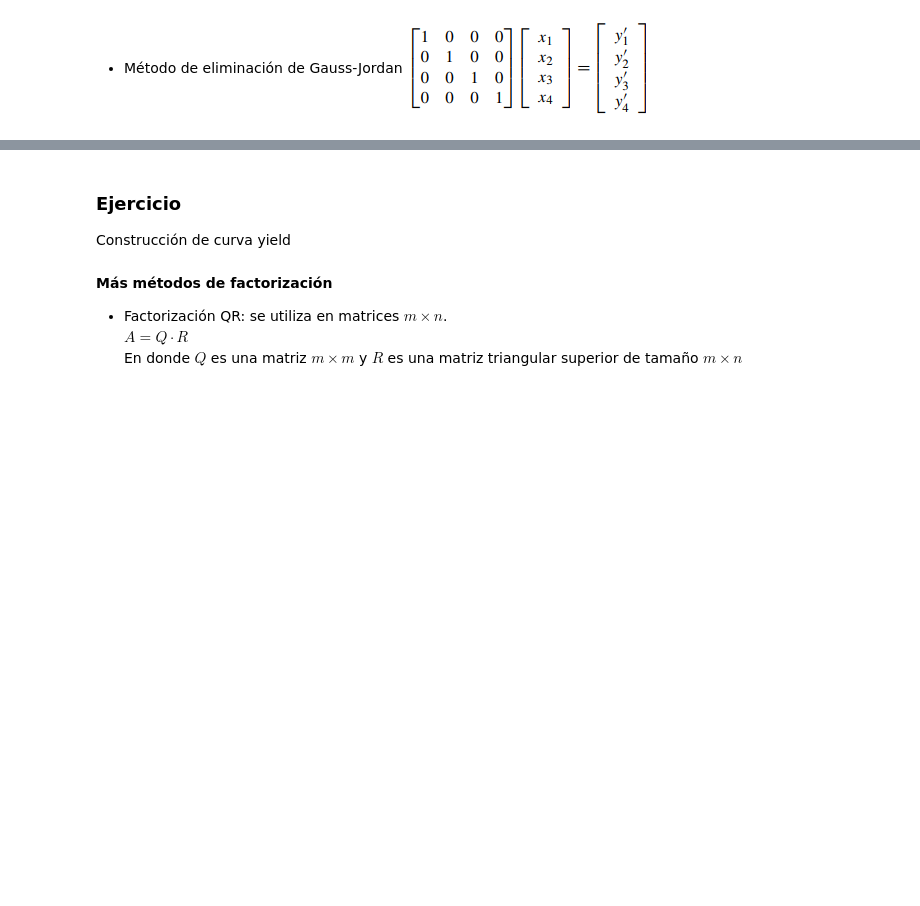
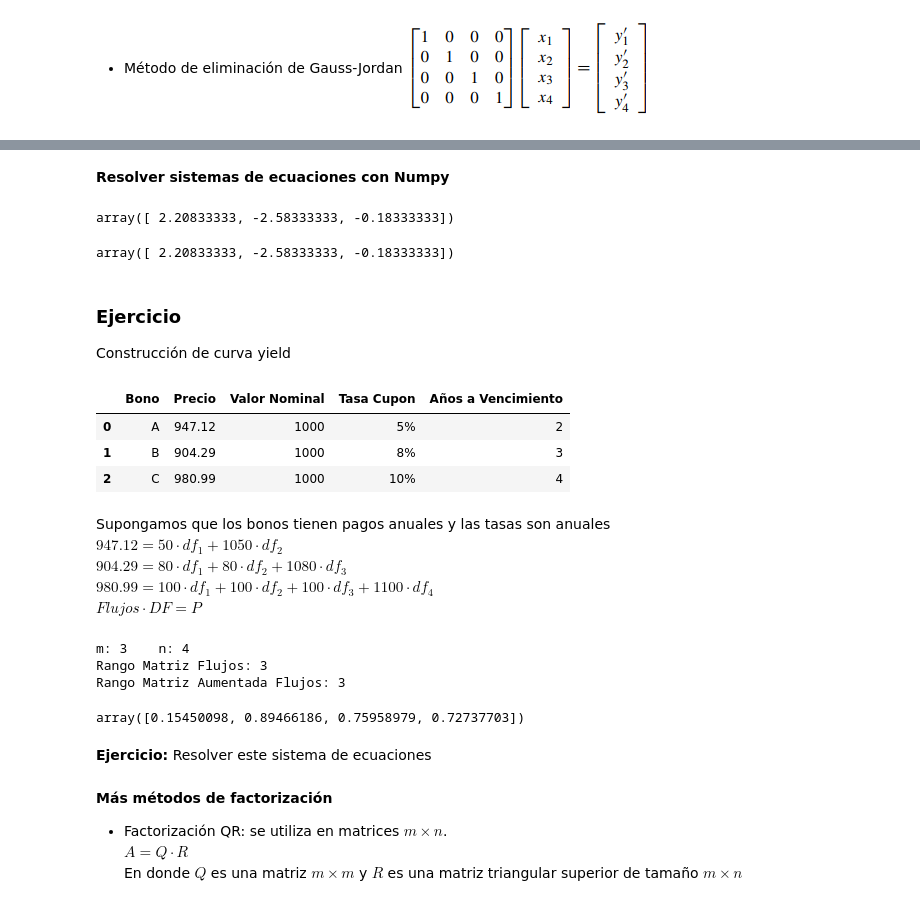
Before and after one commit to Apgt512/Colab-Notebooks, a Jupyter notebook: Modulo II. Algebra Lineal y Probabilidad/Clase 6 septiembre 2021.ipynb, the cells around one changed output, grey strips where cells are left out. Cells and saved outputs as stored; diff of their text form; code cells hidden in the pictures; blank space fills up the shorter version.

```diff
--- a/Modulo II. Algebra Lineal y Probabilidad/Clase 6 septiembre 2021.ipynb
+++ b/Modulo II. Algebra Lineal y Probabilidad/Clase 6 septiembre 2021.ipynb
@@ -72,13 +336,37 @@ x+2z&=1\\
+# %% [markdown]
+**Resolver sistemas de ecuaciones con Numpy**
 # %%
 # Resolver ecuaciones lineales con numpy
+np.linalg.solve(A, y)
+# %% [output]
+array([ 2.20833333, -2.58333333, -0.18333333])
+# %%
+A_inv = np.linalg.inv(A)
+A_inv@y
+# %% [output]
+array([ 2.20833333, -2.58333333, -0.18333333])
 # %% [markdown]
 ### Ejercicio ###
 Construcción de curva yield
 # %%
+import pandas as pd
+
 bonos = pd.DataFrame({
     'Bono': ["A", "B", "C"],
     'Precio': [947.12, 904.29, 980.99],
     'Valor Nominal': [1000,1000,1000],
     'Tasa Cupon': ["5%","8%","10%"],
     'Años a Vencimiento': [2,3,4]
 })
+bonos
+# %% [output]
+|  | Bono | Precio | Valor Nominal | Tasa Cupon | Años a Vencimiento |
+| 0 | A | 947.12 | 1000 | 5% | 2 |
+| 1 | B | 904.29 | 1000 | 8% | 3 |
+| 2 | C | 980.99 | 1000 | 10% | 4 |
+# %% [markdown]
+Supongamos que los bonos tienen pagos anuales y las tasas son anuales
+$947.12=50\cdot df_1 + 1050\cdot df_2$
+$904.29=80\cdot df_1 +80\cdot df_2 + 1080\cdot df_3$
+$980.99=100\cdot df_1+100\cdot df_2+100\cdot df_3+1100\cdot df_4$
+$Flujos\cdot DF = P$
@@ -85,3 +384,17 @@ bonos = pd.DataFrame({
+# %%
+print(f"m: {Flujos.shape[0]}\tn: {Flujos.shape[1]}")
+print(f'Rango Matriz Flujos: {np.linalg.matrix_rank(Flujos)}')
+print(f'Rango Matriz Aumentada Flujos: {np.linalg.matrix_rank(np.hstack((Flujos, P.reshape(len(P),1))))}')
+# %% [output]
+m: 3    n: 4
+Rango Matriz Flujos: 3
+Rango Matriz Aumentada Flujos: 3
+# %%
+np.linalg.lstsq(Flujos,P, rcond=None)[0]
+# %% [output]
+array([0.15450098, 0.89466186, 0.75958979, 0.72737703])
+# %% [markdown]
+**Ejercicio:** Resolver este sistema de ecuaciones
 # %% [markdown]
 **Más métodos de factorización**
 - Factorización QR: se utiliza en matrices $m\times n$.
```
Also changed, not shown: parts of 30 cells of this notebook, 1 other file.
